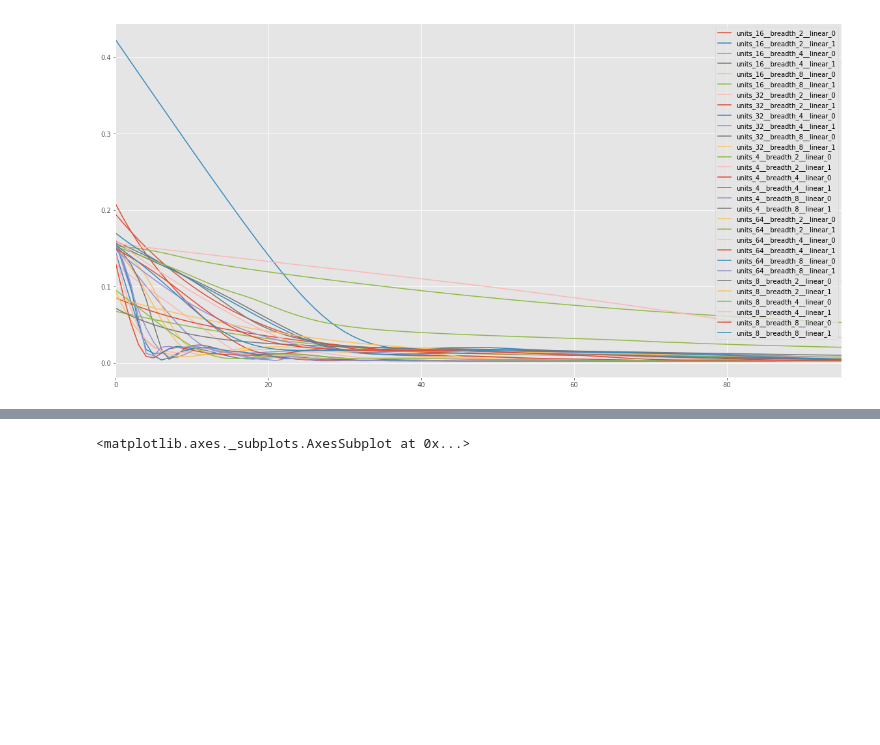
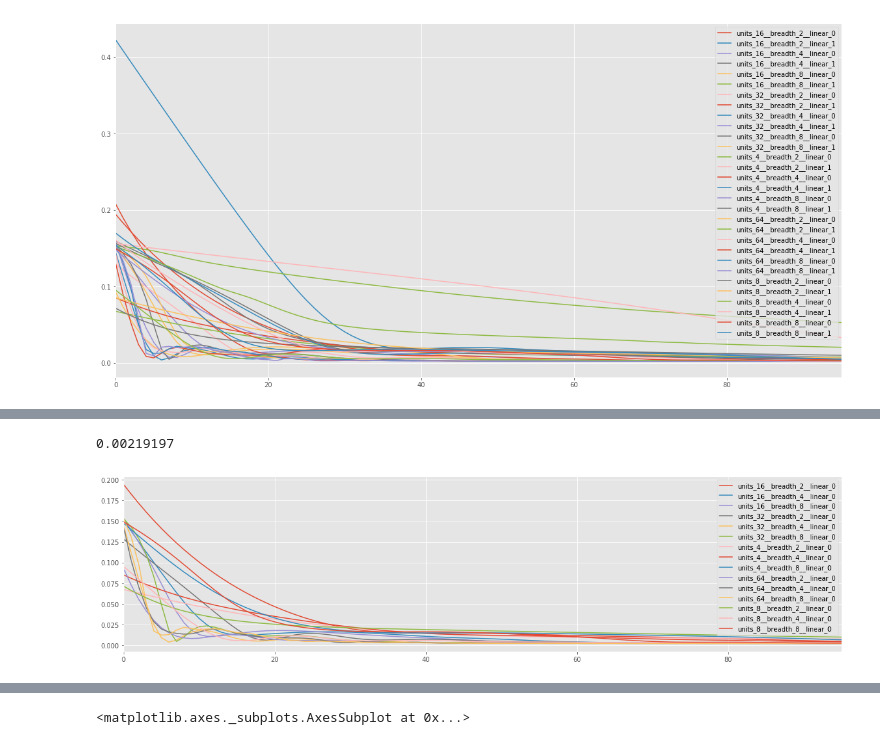
Before and after one commit to thepaulm/lstm, a Jupyter notebook: WebPage.ipynb, the cells around one changed output, grey strips where cells are left out. Saved outputs shown, nothing was run; the diff lists cells and outputs as text; code cells hidden in the pictures; blank space fills up the shorter version.

```diff
--- a/WebPage.ipynb
+++ b/WebPage.ipynb
@@ -399,0 +426,18 @@ pd.DataFrame({"tflosses" : tfctx.losses}).plot(figsize=figsize)
+# %%
+def pull_vals(m, s):
+    mr = {}
+    for k, v in m.items():
+        m = re.search(s, k)
+        if m is not None:
+            mr[k] = v
+    return mr
+# %%
+def show_vals(m, s):
+    ms = pull_vals(m, s)
+    print(min([min(v) for v in ms.values()]))
+    pd.DataFrame(ms).plot(figsize=figsize)
+# %%
+show_vals(models, 'linear_0')
+# %% [output]
+0.00219197
+[figure, added]
```
Also changed, not shown: parts of 19 cells of this notebook, 2 other files.
